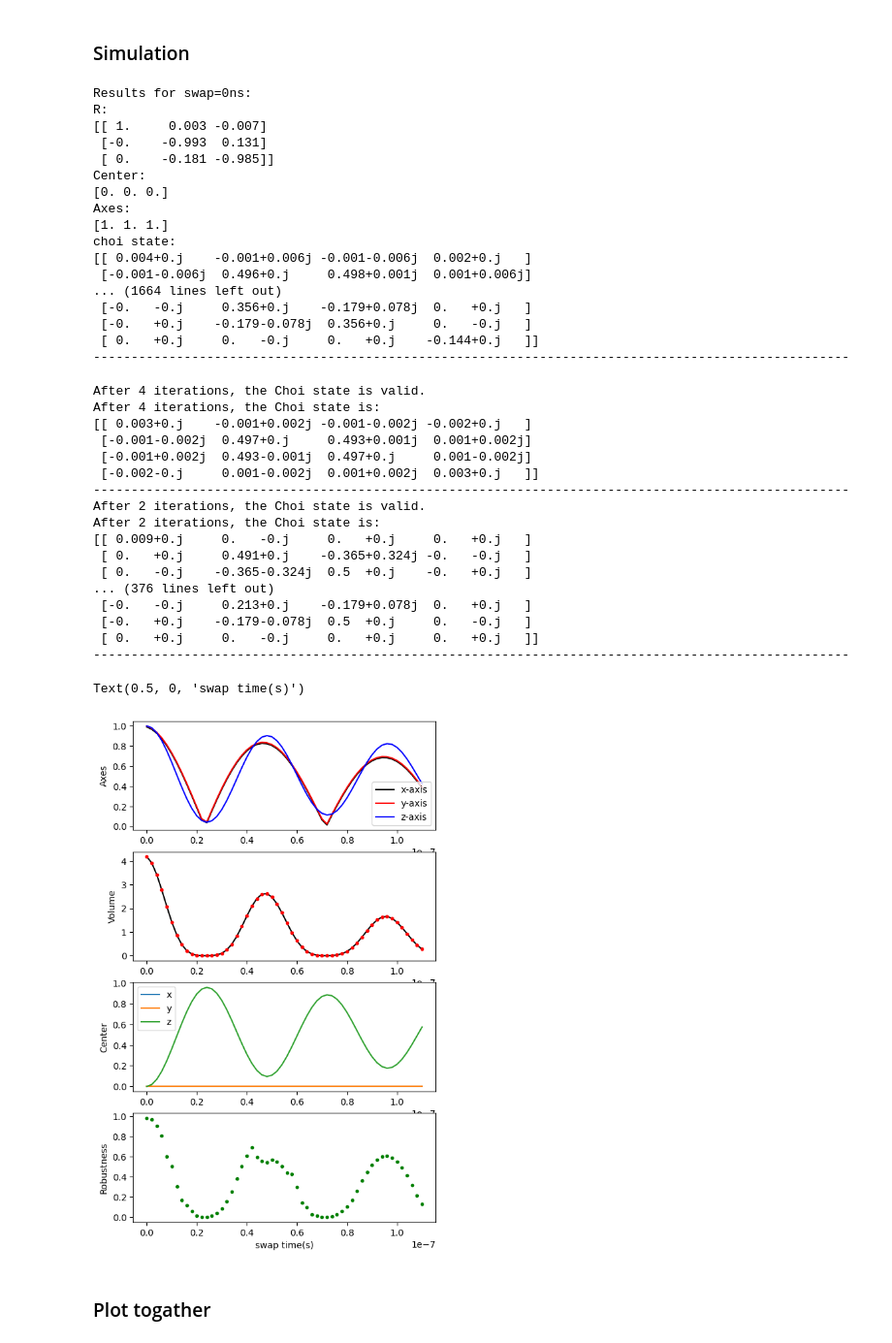
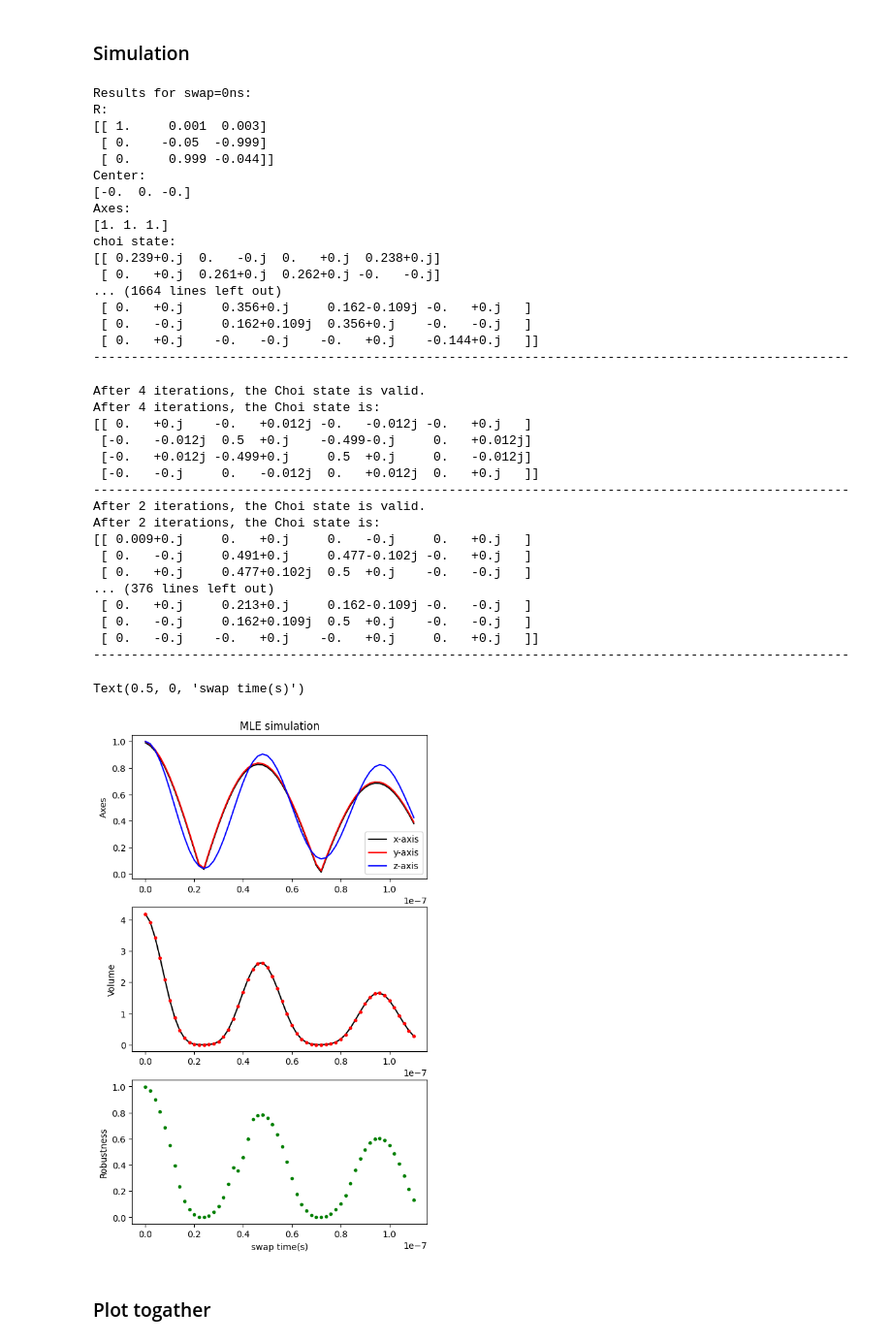
Before and after one commit to 44hsiang/quantum_memory_data, a Jupyter notebook: non_Markovian_data.ipynb, the cells around one changed output. Shown at 97% size. Saved outputs shown, nothing was run; the diff lists cells and outputs as text; code cells hidden in the pictures.

```diff
--- a/non_Markovian_data.ipynb
+++ b/non_Markovian_data.ipynb
@@ -17,6 +17,9 @@ non_Markovian_data = {
     'sim_raw':{
     },
     'sim_mle':{
+    },
+    'qpt':{
+
     }
 }
 # %%
@@ -233,7 +237,7 @@ non_Markovian_data['raw'] = non_Markovian_data_raw
 from quam_libs.macros import generate_uniform_sphere_angles
 swap_time = np.arange(0, 111e-9,2e-9)  # time in seconds
 
-n_points =500
+n_points =1000
 error_rate = 0.16
 t1 = 1.5e-6
 t2= 0.14e-6
@@ -632,7 +636,7 @@ non_Markovian_data['mle'] = non_Markovian_data_mle
 from quam_libs.macros import generate_uniform_sphere_angles
 swap_time = np.arange(0, 111e-9,2e-9)  # time in seconds
 
-n_points =500
+n_points =1000
 error_rate = 0
 t1 = 1.5e-6
 t2= 0.25e-6
@@ -766,20 +770,20 @@ for key in keys:
 # %% [output]
 Results for swap=0ns:
 R:
-[[ 1.     0.003 -0.007]
- [-0.    -0.993  0.131]
- [ 0.    -0.181 -0.985]]
+[[ 1.     0.001  0.003]
+ [ 0.    -0.05  -0.999]
+ [ 0.     0.999 -0.044]]
 Center:
-[0. 0. 0.]
+[-0.  0. -0.]
 Axes:
 [1. 1. 1.]
 choi state:
-[[ 0.004+0.j    -0.001+0.006j -0.001-0.006j  0.002+0.j   ]
- [-0.001-0.006j  0.496+0.j     0.498+0.001j  0.001+0.006j]
+[[ 0.239+0.j  0.   -0.j  0.   +0.j  0.238+0.j]
+ [ 0.   +0.j  0.261+0.j  0.262+0.j -0.   -0.j]
 ... (1664 lines left out)
- [-0.   -0.j     0.356+0.j    -0.179+0.078j  0.   +0.j   ]
- [-0.   +0.j    -0.179-0.078j  0.356+0.j     0.   -0.j   ]
- [ 0.   +0.j     0.   -0.j     0.   +0.j    -0.144+0.j   ]]
+ [ 0.   +0.j     0.356+0.j     0.162-0.109j -0.   +0.j   ]
+ [ 0.   -0.j     0.162+0.109j  0.356+0.j    -0.   -0.j   ]
+ [ 0.   +0.j    -0.   -0.j    -0.   +0.j    -0.144+0.j   ]]
 ----------------------------------------------------------------------------------------------------
 # %%
 from quam_libs.quantum_memory.legacy.marcos import diagnose_choi_states
@@ -799,20 +803,20 @@ for i,key in enumerate(swap_result_dict.keys()):
 # %% [output]
 After 4 iterations, the Choi state is valid.
 After 4 iterations, the Choi state is:
-[[ 0.003+0.j    -0.001+0.002j -0.001-0.002j -0.002+0.j   ]
- [-0.001-0.002j  0.497+0.j     0.493+0.001j  0.001+0.002j]
- [-0.001+0.002j  0.493-0.001j  0.497+0.j     0.001-0.002j]
- [-0.002-0.j     0.001-0.002j  0.001+0.002j  0.003+0.j   ]]
+[[ 0.   +0.j    -0.   +0.012j -0.   -0.012j -0.   +0.j   ]
+ [-0.   -0.012j  0.5  +0.j    -0.499-0.j     0.   +0.012j]
+ [-0.   +0.012j -0.499+0.j     0.5  +0.j     0.   -0.012j]
+ [-0.   -0.j     0.   -0.012j  0.   +0.012j  0.   +0.j   ]]
 ----------------------------------------------------------------------------------------------------
 After 2 iterations, the Choi state is valid.
 After 2 iterations, the Choi state is:
-[[ 0.009+0.j     0.   -0.j     0.   +0.j     0.   +0.j   ]
- [ 0.   +0.j     0.491+0.j    -0.365+0.324j -0.   -0.j   ]
- [ 0.   -0.j    -0.365-0.324j  0.5  +0.j    -0.   +0.j   ]
+[[ 0.009+0.j     0.   +0.j     0.   -0.j     0.   +0.j   ]
+ [ 0.   -0.j     0.491+0.j     0.477-0.102j -0.   +0.j   ]
+ [ 0.   +0.j     0.477+0.102j  0.5  +0.j    -0.   -0.j   ]
 ... (376 lines left out)
- [-0.   -0.j     0.213+0.j    -0.179+0.078j  0.   +0.j   ]
- [-0.   +0.j    -0.179-0.078j  0.5  +0.j     0.   -0.j   ]
- [ 0.   +0.j     0.   -0.j     0.   +0.j     0.   +0.j   ]]
+ [ 0.   +0.j     0.213+0.j     0.162-0.109j -0.   -0.j   ]
+ [ 0.   -0.j     0.162+0.109j  0.5  +0.j    -0.   -0.j   ]
+ [ 0.   -0.j    -0.   +0.j    -0.   +0.j     0.   +0.j   ]]
 ----------------------------------------------------------------------------------------------------
 # %%
 swap_choi_list = [swap_result_dict[key]["choi state"] for key in swap_result_dict.keys()]
@@ -825,37 +829,31 @@ for i,key in enumerate(swap_result_dict.keys()):
 # %%
 axes_list = np.array([swap_result_dict[key]['axes'] for key in sim_swap_analyze.keys()])
 volume_list = np.array([swap_result_dict[key]['volume'] for key in sim_swap_analyze.keys()])
 center_list = np.array([swap_result_dict[key]['center'] for key in sim_swap_analyze.keys()])
 robustness_list = np.array([swap_result_dict[key]['memory robustness'] for key in sim_swap_analyze.keys()])
 
 fig = plt.figure(figsize=(6, 10))
-ax_name = ['axes', 'volume','center', 'QM']
+ax_name = ['axes', 'volume', 'QM']
 ax_axes = fig.add_subplot(len(ax_name), 1, 1)
 ax_volume = fig.add_subplot(len(ax_name), 1, 2)
-ax_center = fig.add_subplot(len(ax_name), 1, 3)
-ax_QM = fig.add_subplot(len(ax_name), 1, 4)
-#ax_axes.set_title('simulation swap')
+ax_QM = fig.add_subplot(len(ax_name), 1, 3)
+ax_axes.set_title('MLE simulation')
 ax_axes.plot(swap_time,axes_list[:, 0]-0.01,'k' ,label='x-axis')
 ax_axes.plot(swap_time,axes_list[:, 1],'r',label='y-axis')
 ax_axes.plot(swap_time,axes_list[:, 2],'b', label='z-axis')
 #ax_axes.set_ylim(0.9, 1.1)  # Adjust the y-axis limits to focus on the axes values
 ax_axes.legend()
 ax_axes.set_ylabel('Axes')
 ax_volume.plot(swap_time,volume_list,'k', label='volume')
 ax_volume.plot(swap_time,volume_list,'.r', label='volume')
 #ax_volume.set_ylim(3.5,4.5)
 ax_volume.set_ylabel('Volume')
-ax_center.plot(swap_time,center_list[:,0],label='x')
-ax_center.plot(swap_time,center_list[:,1],label='y')
-ax_center.plot(swap_time,center_list[:,2],label='z')
-ax_center.set_ylabel('Center')
-ax_center.legend()
 ax_QM.plot(swap_time,robustness_list,'.g',label='memory robustness')
 ax_QM.set_ylabel('Robustness')
 ax_QM.set_xlabel('swap time(s)')
 # %% [output]
 Text(0.5, 0, 'swap time(s)')
-[figure, old version]
+[figure, new version]
 # %%
 non_Markovian_data['sim_mle'] = {key:{
     'data':sim_swap_data[key],
```
Also changed, not shown: parts of 20 cells of this notebook.
